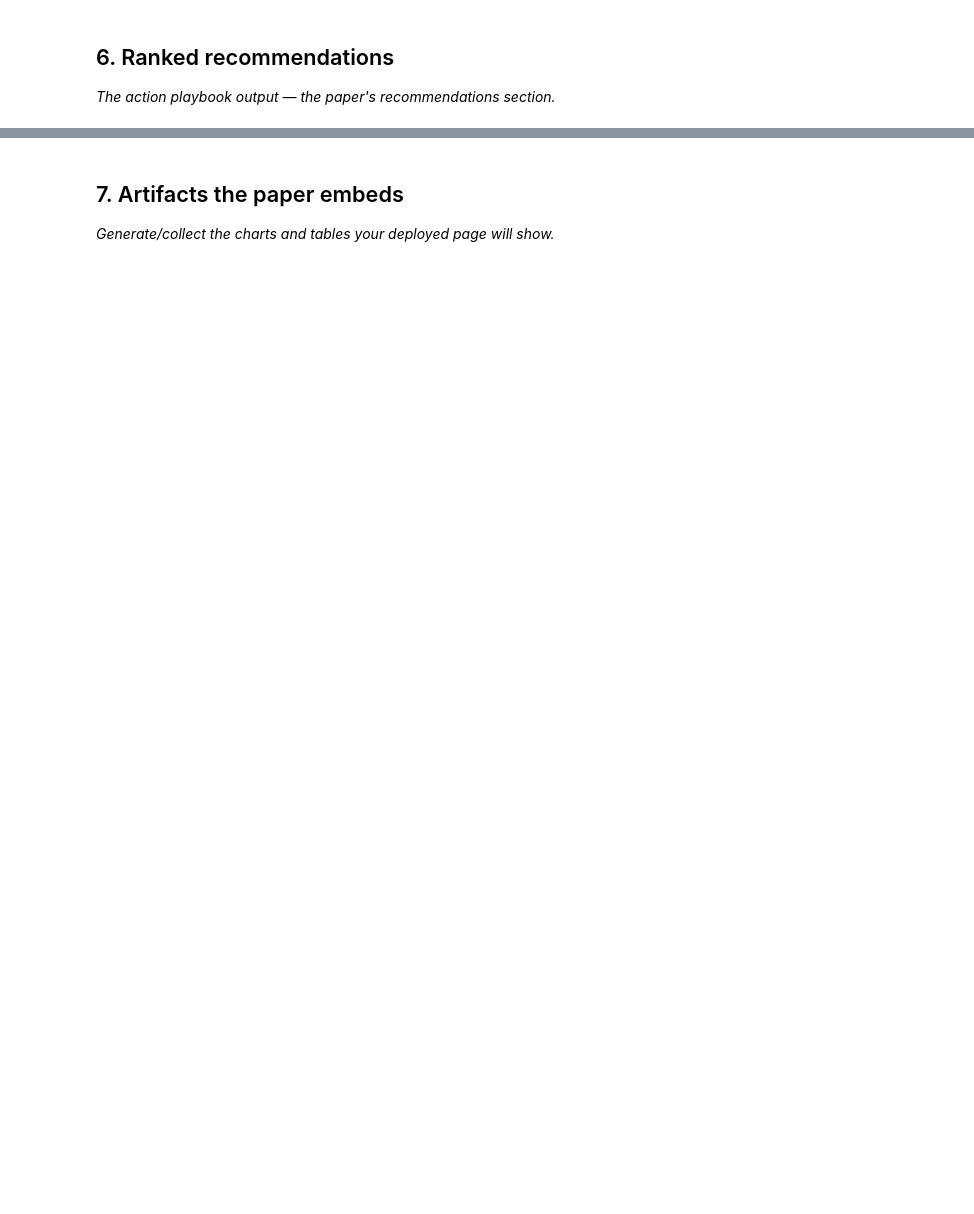
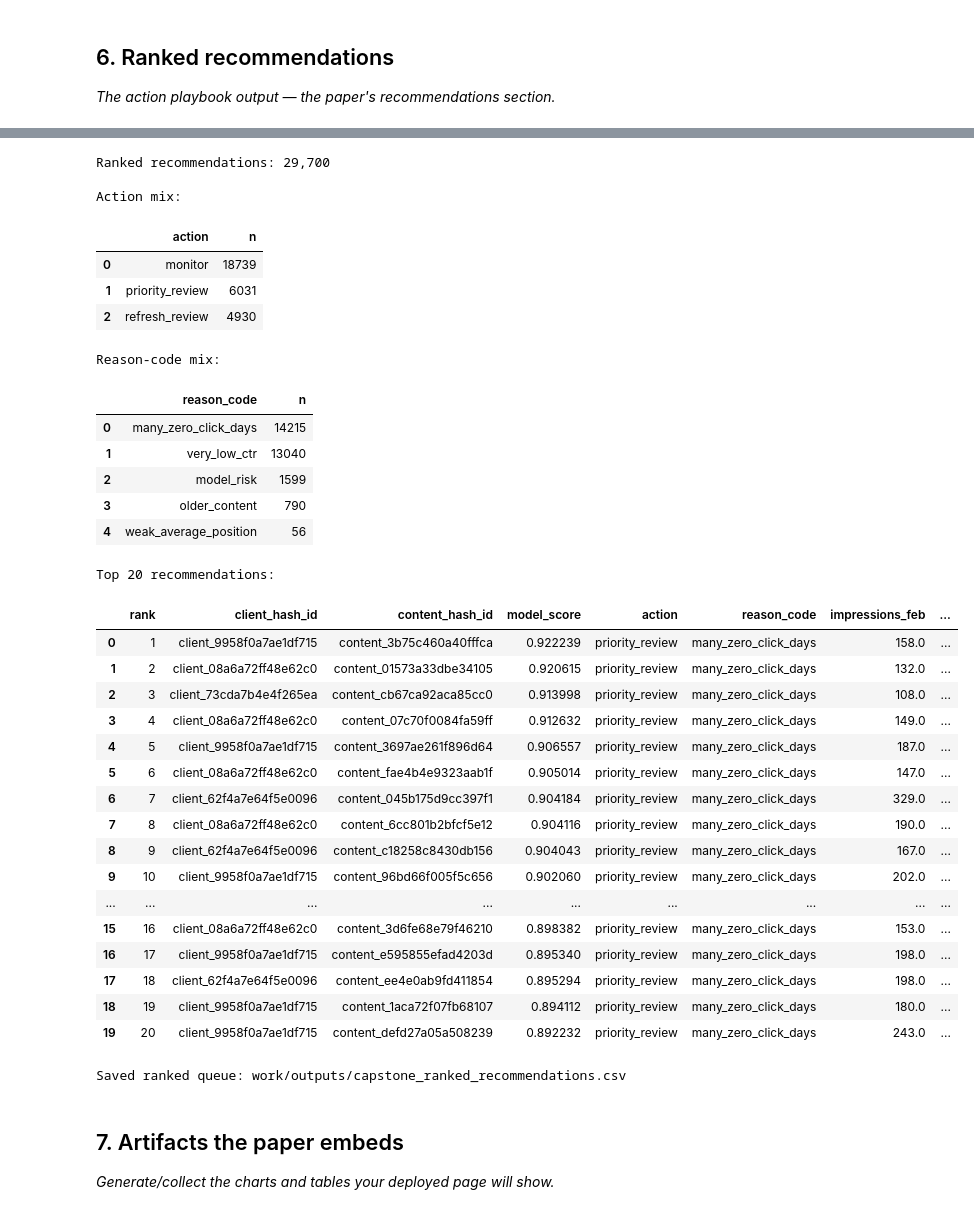
Before and after one commit to deeepanshchandra/flyrank-aiml-internship, a Jupyter notebook: work/notebooks/capstone.ipynb, the cells around one changed output, grey strips where cells are left out. Cells and saved outputs as stored; diff of their text form; code cells hidden in the pictures; blank space fills up the shorter version.

```diff
--- a/work/notebooks/capstone.ipynb
+++ b/work/notebooks/capstone.ipynb
@@ -33,3 +902,75 @@ This skeleton is yours to fill. Work the sections **in order** — each one has
+# %%
+# Build and display the final ranked recommendation queue.
+
+print(f"Ranked recommendations: {len(ranked_queue):,}")
+
+print("\nAction mix:")
+display(
+    ranked_queue["action"]
+    .value_counts()
+    .rename_axis("action")
+    .reset_index(name="n")
+)
+
+print("\nReason-code mix:")
+display(
+    ranked_queue["reason_code"]
+    .value_counts()
+    .rename_axis("reason_code")
+    .reset_index(name="n")
+)
+
+print("\nTop 20 recommendations:")
+display(ranked_queue.head(20))
+# %% [output]
+Ranked recommendations: 29,700
+
+Action mix:
+|  | action | n |
+| 0 | monitor | 18739 |
+| 1 | priority_review | 6031 |
+| 2 | refresh_review | 4930 |
+Reason-code mix:
+|  | reason_code | n |
+| 0 | many_zero_click_days | 14215 |
+| 1 | very_low_ctr | 13040 |
+| 2 | model_risk | 1599 |
+| 3 | older_content | 790 |
+| 4 | weak_average_position | 56 |
+Top 20 recommendations:
+|  | rank | client_hash_id | content_hash_id | model_score | action | reason_code | impressions_feb | ... |
+| 0 | 1 | client_9958f0a7ae1df715 | content_3b75c460a40fffca | 0.922239 | priority_review | many_zero_click_days | 158.0 | ... |
+| 1 | 2 | client_08a6a72ff48e62c0 | content_01573a33dbe34105 | 0.920615 | priority_review | many_zero_click_days | 132.0 | ... |
+| 2 | 3 | client_73cda7b4e4f265ea | content_cb67ca92aca85cc0 | 0.913998 | priority_review | many_zero_click_days | 108.0 | ... |
+| 3 | 4 | client_08a6a72ff48e62c0 | content_07c70f0084fa59ff | 0.912632 | priority_review | many_zero_click_days | 149.0 | ... |
+| 4 | 5 | client_9958f0a7ae1df715 | content_3697ae261f896d64 | 0.906557 | priority_review | many_zero_click_days | 187.0 | ... |
+| 5 | 6 | client_08a6a72ff48e62c0 | content_fae4b4e9323aab1f | 0.905014 | priority_review | many_zero_click_days | 147.0 | ... |
+| 6 | 7 | client_62f4a7e64f5e0096 | content_045b175d9cc397f1 | 0.904184 | priority_review | many_zero_click_days | 329.0 | ... |
+| 7 | 8 | client_08a6a72ff48e62c0 | content_6cc801b2bfcf5e12 | 0.904116 | priority_review | many_zero_click_days | 190.0 | ... |
+| 8 | 9 | client_62f4a7e64f5e0096 | content_c18258c8430db156 | 0.904043 | priority_review | many_zero_click_days | 167.0 | ... |
+| 9 | 10 | client_9958f0a7ae1df715 | content_96bd66f005f5c656 | 0.902060 | priority_review | many_zero_click_days | 202.0 | ... |
+| ... | ... | ... | ... | ... | ... | ... | ... | ... |
+| 15 | 16 | client_08a6a72ff48e62c0 | content_3d6fe68e79f46210 | 0.898382 | priority_review | many_zero_click_days | 153.0 | ... |
+| 16 | 17 | client_9958f0a7ae1df715 | content_e595855efad4203d | 0.895340 | priority_review | many_zero_click_days | 198.0 | ... |
+| 17 | 18 | client_62f4a7e64f5e0096 | content_ee4e0ab9fd411854 | 0.895294 | priority_review | many_zero_click_days | 198.0 | ... |
+| 18 | 19 | client_9958f0a7ae1df715 | content_1aca72f07fb68107 | 0.894112 | priority_review | many_zero_click_days | 180.0 | ... |
+| 19 | 20 | client_9958f0a7ae1df715 | content_defd27a05a508239 | 0.892232 | priority_review | many_zero_click_days | 243.0 | ... |
+# %%
+# Save the ranked recommendation queue.
+
+output_dir = Path("work/outputs")
+output_dir.mkdir(parents=True, exist_ok=True)
+
+queue_path = output_dir / "capstone_ranked_recommendations.csv"
+
+ranked_queue.to_csv(
+    queue_path,
+    index=False
+)
+
+print(f"Saved ranked queue: {queue_path}")
+# %% [output]
+Saved ranked queue: work/outputs/capstone_ranked_recommendations.csv
 # %% [markdown]
 ## 7. Artifacts the paper embeds
 
```
Also changed, not shown: parts of 20 cells of this notebook.
